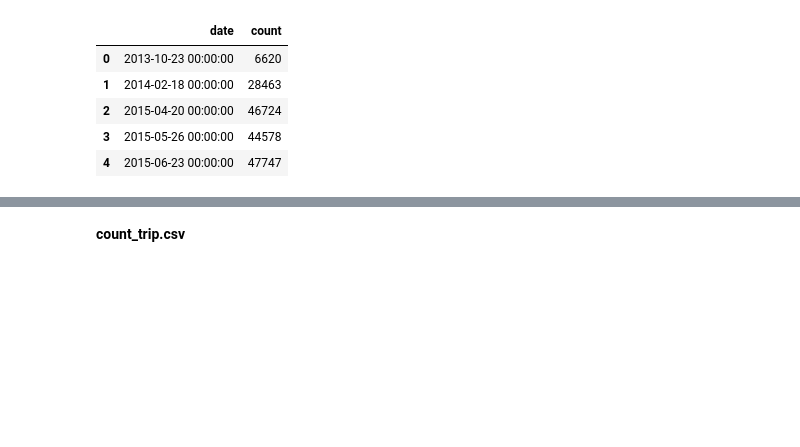
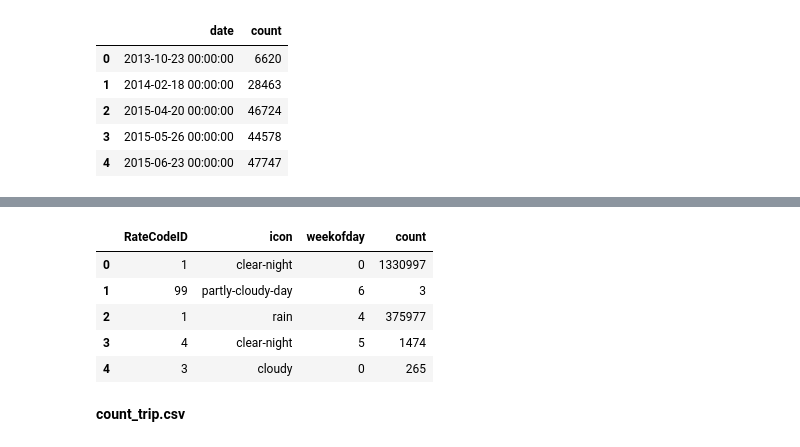
Before and after one commit to MiyainNYC/PySpark-Data-Challenge, a Jupyter notebook: EDA_PySpark.ipynb, the cells around one changed output, grey strips where cells are left out. Drawn from its saved outputs; the diff is of its cells as text; code cells hidden in the pictures; blank space fills up the shorter version.

```diff
--- a/EDA_PySpark.ipynb
+++ b/EDA_PySpark.ipynb
@@ -184,3 +200,16 @@ count_trip_date.head()
+# %%
+count_R_i_w = merge.groupBy(['RateCodeID','icon','weekofday']).count()
+count_R_i_w = count_R_i_w.toPandas()
+count_R_i_w.to_csv('count_R_i_w.csv')
+# %%
+count_R_i_w.head()
+# %% [output]
+|  | RateCodeID | icon | weekofday | count |
+| 0 | 1 | clear-night | 0 | 1330997 |
+| 1 | 99 | partly-cloudy-day | 6 | 3 |
+| 2 | 1 | rain | 4 | 375977 |
+| 3 | 4 | clear-night | 5 | 1474 |
+| 4 | 3 | cloudy | 0 | 265 |
 # %% [markdown]
 **count_trip.csv**
 # %%
```
Also changed, not shown: parts of 16 cells of this notebook.
